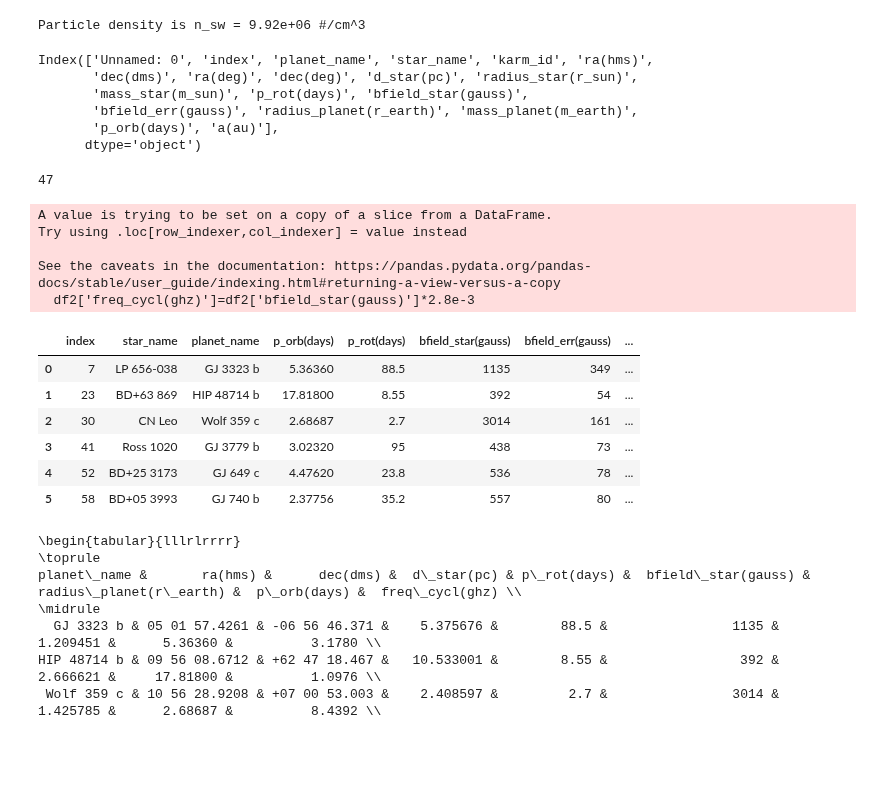
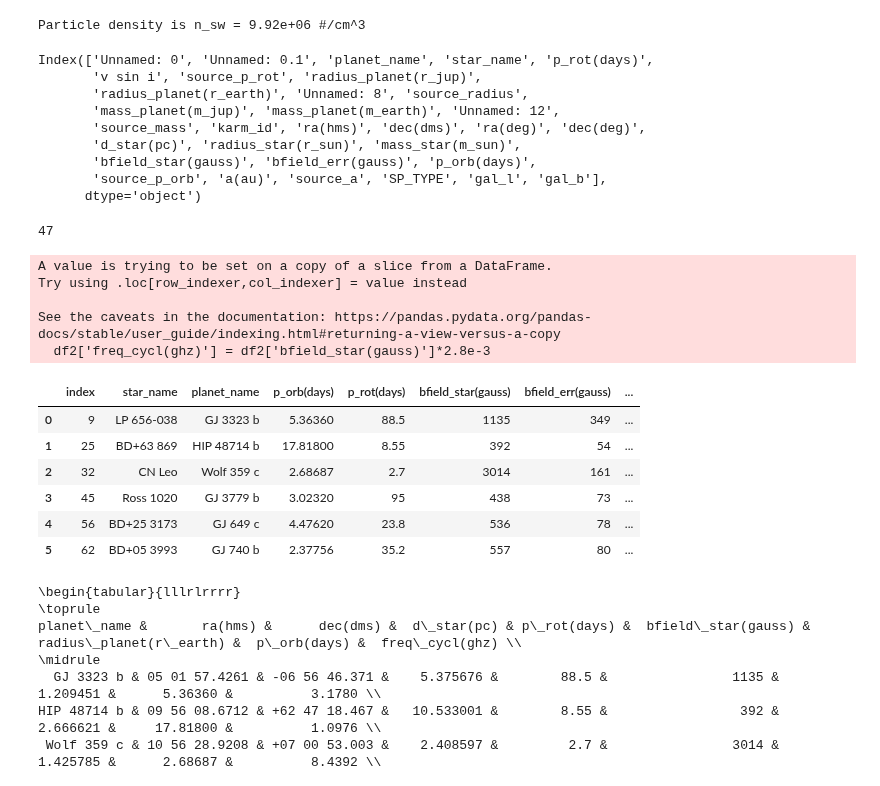
Before and after one commit to mapereztorres/spirou, a Jupyter notebook: SPI.ipynb, the cells around one changed output. Saved outputs shown, nothing was run; the diff lists cells and outputs as text; code cells hidden in the pictures; blank space fills up the shorter version.

Commit message:
Added SPI-sources_planets_MASTER.csv

```diff
--- a/SPI.ipynb
+++ b/SPI.ipynb
@@ -107,14 +107,17 @@ print("Particle density is n_sw = {0:.2e} #/cm^3".format(n_w))
 # %% [output]
 Particle density is n_sw = 9.92e+06 #/cm^3
 # %%
-df = pd.read_csv("./INPUT/SPI-sources_NO_planets_with_Prot.csv")
+df = pd.read_csv("./INPUT/SPI-sources_planets_MASTER.csv")
 df.columns
 # %% [output]
-Index(['Unnamed: 0', 'index', 'planet_name', 'star_name', 'karm_id', 'ra(hms)',
-       'dec(dms)', 'ra(deg)', 'dec(deg)', 'd_star(pc)', 'radius_star(r_sun)',
-       'mass_star(m_sun)', 'p_rot(days)', 'bfield_star(gauss)',
-       'bfield_err(gauss)', 'radius_planet(r_earth)', 'mass_planet(m_earth)',
-       'p_orb(days)', 'a(au)'],
+Index(['Unnamed: 0', 'Unnamed: 0.1', 'planet_name', 'star_name', 'p_rot(days)',
+       'v sin i', 'source_p_rot', 'radius_planet(r_jup)',
+       'radius_planet(r_earth)', 'Unnamed: 8', 'source_radius',
+       'mass_planet(m_jup)', 'mass_planet(m_earth)', 'Unnamed: 12',
+       'source_mass', 'karm_id', 'ra(hms)', 'dec(dms)', 'ra(deg)', 'dec(deg)',
+       'd_star(pc)', 'radius_star(r_sun)', 'mass_star(m_sun)',
+       'bfield_star(gauss)', 'bfield_err(gauss)', 'p_orb(days)',
+       'source_p_orb', 'a(au)', 'source_a', 'SP_TYPE', 'gal_l', 'gal_b'],
       dtype='object')
 # %%
 df = pd.read_csv("./INPUT/SPI-sources_NO_planets_with_Prot.csv")
@@ -133,43 +136,45 @@ len(data[:])
 # %%
 #data = pd.read_csv("./INPUT/SPI-sources.csv")
 #df = pd.read_csv("./INPUT/SPI-sources_NO_planets_with_Prot.csv")
 #df = pd.read_csv("./INPUT/StarTable-Reiners.csv")
 #values = {'RA(h)':0.0, 'DEC(deg)': 0.0}
 #data.fillna(value=values)
 #data.sort_values(by="RA (h:m:s)")
 
 
-df = pd.read_csv("./INPUT/SPI-sources_planets_completed_no_NaN.csv")
+#df = pd.read_csv("./INPUT/SPI-sources_planets_completed_no_NaN.csv")
+df = pd.read_csv("./INPUT/SPI-sources_planets_MASTER.csv")
 df2 = df[["star_name", "planet_name", "p_orb(days)", "p_rot(days)", "bfield_star(gauss)", "bfield_err(gauss)",
           "ra(hms)", "dec(dms)", "a(au)", "radius_planet(r_earth)", "mass_planet(m_earth)",
-          "d_star(pc)", "mass_star(m_sun)", "radius_star(r_sun)", "ra(deg)", "dec(deg)"]]
+          "d_star(pc)", "mass_star(m_sun)", "radius_star(r_sun)", "ra(deg)", "dec(deg)", 'gal_l', 'gal_b']]
 
-df2['freq_cycl(ghz)']=df2['bfield_star(gauss)']*2.8e-3
+#df2['freq_cycl(ghz)'] = df2.loc[:,('bfield_star(gauss)')]*2.8e-3
+df2['freq_cycl(ghz)'] = df2['bfield_star(gauss)']*2.8e-3
 
 mask_d      = df2['d_star(pc)'] < 20.0
 mask_Porb   = df2['p_orb(days)'] < 50.0
 #mask_Prot   = df2['p_rot(days)'] > 3.0
 mask_a      = df2['a(au)'] < 10.0
 mask_Bfield = df2['bfield_star(gauss)'] > 390.0
 mask_dec    = df2['dec(deg)'] > -30.0
 #data = df2[mask_d & mask_Prot & mask_Porb & mask_a & mask_Bfield & mask_dec]
 data = df2[mask_d & mask_Porb & mask_a & mask_Bfield & mask_dec]
 data = data.drop_duplicates(subset=['star_name'])
 data.reset_index(inplace=True)
 data[:]
 # %% [output]
 A value is trying to be set on a copy of a slice from a DataFrame.
 Try using .loc[row_indexer,col_indexer] = value instead
 
 See the caveats in the documentation: https://pandas.pydata.org/pandas-docs/stable/user_guide/indexing.html#returning-a-view-versus-a-copy
-  df2['freq_cycl(ghz)']=df2['bfield_star(gauss)']*2.8e-3
+  df2['freq_cycl(ghz)'] = df2['bfield_star(gauss)']*2.8e-3
 |  | index | star_name | planet_name | p_orb(days) | p_rot(days) | bfield_star(gauss) | bfield_err(gauss) | ... |
-| 0 | 7 | LP 656-038 | GJ 3323 b | 5.36360 | 88.5 | 1135 | 349 | ... |
-| 1 | 23 | BD+63 869 | HIP 48714 b | 17.81800 | 8.55 | 392 | 54 | ... |
-| 2 | 30 | CN Leo | Wolf 359 c | 2.68687 | 2.7 | 3014 | 161 | ... |
-| 3 | 41 | Ross 1020 | GJ 3779 b | 3.02320 | 95 | 438 | 73 | ... |
-| 4 | 52 | BD+25 3173 | GJ 649 c | 4.47620 | 23.8 | 536 | 78 | ... |
-| 5 | 58 | BD+05 3993 | GJ 740 b | 2.37756 | 35.2 | 557 | 80 | ... |
+| 0 | 9 | LP 656-038 | GJ 3323 b | 5.36360 | 88.5 | 1135 | 349 | ... |
+| 1 | 25 | BD+63 869 | HIP 48714 b | 17.81800 | 8.55 | 392 | 54 | ... |
+| 2 | 32 | CN Leo | Wolf 359 c | 2.68687 | 2.7 | 3014 | 161 | ... |
+| 3 | 45 | Ross 1020 | GJ 3779 b | 3.02320 | 95 | 438 | 73 | ... |
+| 4 | 56 | BD+25 3173 | GJ 649 c | 4.47620 | 23.8 | 536 | 78 | ... |
+| 5 | 62 | BD+05 3993 | GJ 740 b | 2.37756 | 35.2 | 557 | 80 | ... |
 # %%
 #print(df[' Period'][indi])
 print(data.to_latex(index=False, columns=['planet_name', 'ra(hms)', 'dec(dms)', 'd_star(pc)',
```
Also changed, not shown: 2 other files.
